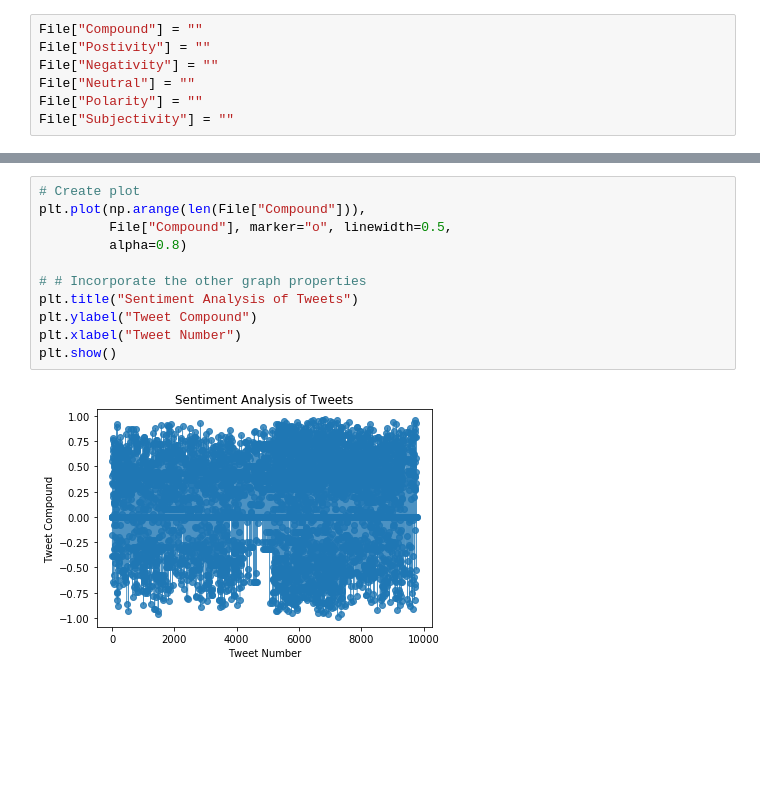
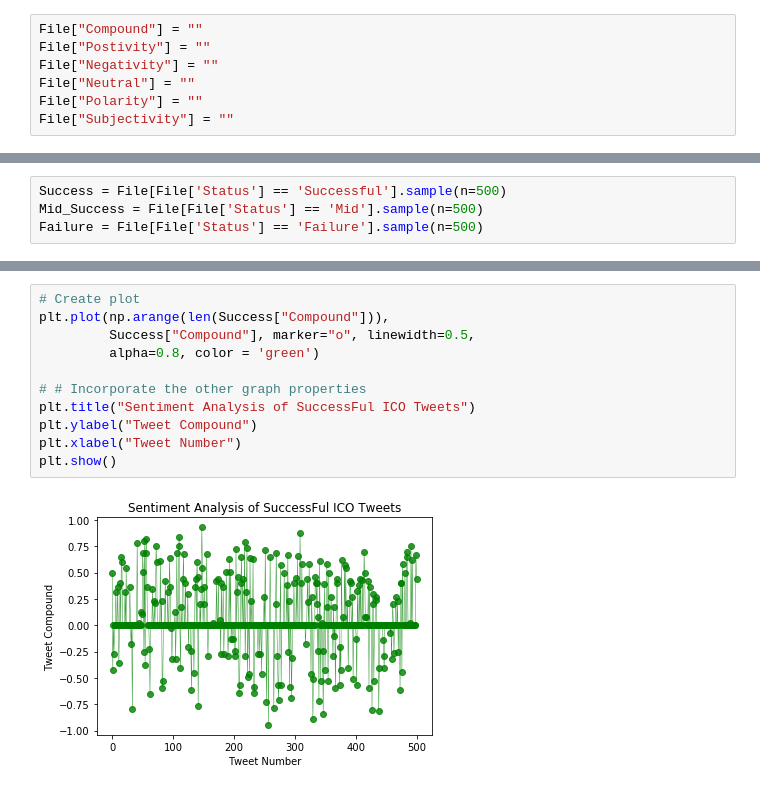
Before and after one commit to xprntl/ucb-da-project-1, a Jupyter notebook: Sentimental.ipynb, the cells around one changed output, grey strips where cells are left out. Saved outputs shown, nothing was run; the diff lists cells and outputs as text; blank space fills up the shorter version.

```diff
--- a/Sentimental.ipynb
+++ b/Sentimental.ipynb
@@ -101,0 +63,4 @@ plt.show()
+# %%
+Success = File[File['Status'] == 'Successful'].sample(n=500)
+Mid_Success = File[File['Status'] == 'Mid'].sample(n=500)
+Failure = File[File['Status'] == 'Failure'].sample(n=500)
@@ -102,13 +106,13 @@ plt.show()
 # %%
 # Create plot
-plt.plot(np.arange(len(File["Compound"])),
-         File["Compound"], marker="o", linewidth=0.5,
-         alpha=0.8)
+plt.plot(np.arange(len(Success["Compound"])),
+         Success["Compound"], marker="o", linewidth=0.5,
+         alpha=0.8, color = 'green')
 
 # # Incorporate the other graph properties
-plt.title("Sentiment Analysis of Tweets")
+plt.title("Sentiment Analysis of SuccessFul ICO Tweets")
 plt.ylabel("Tweet Compound")
 plt.xlabel("Tweet Number")
 plt.show()
 # %% [output]
-[figure, old version]
+[figure, new version]
```
Also changed, not shown: parts of 8 cells of this notebook.
